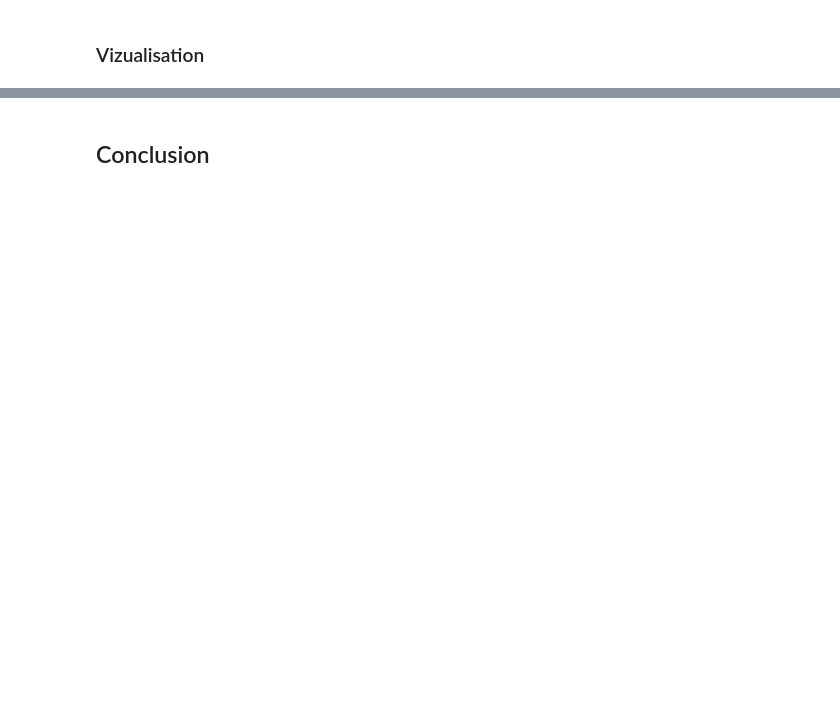
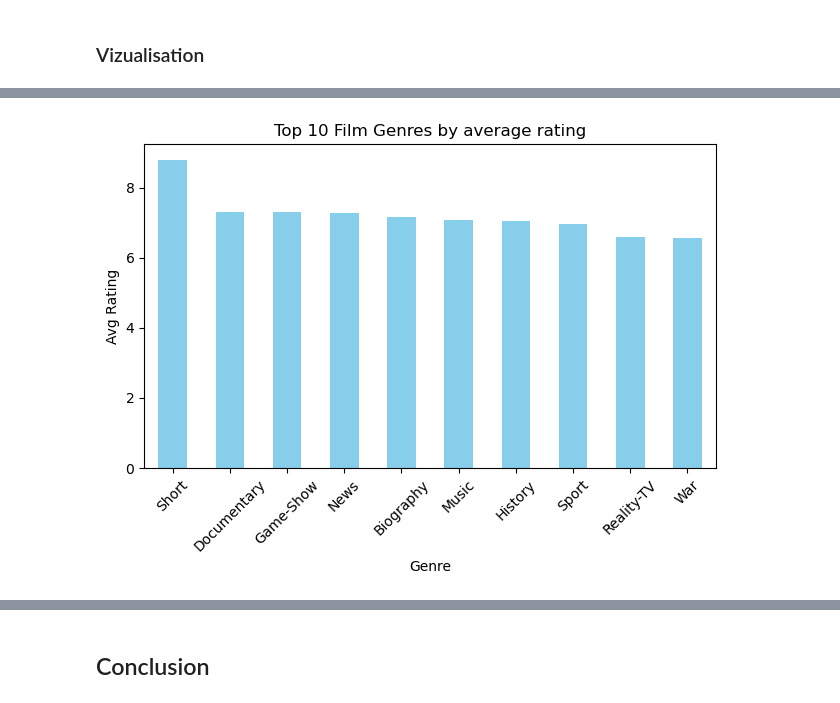
Before and after one commit to tolly00/dsc-phase2-myproject, a Jupyter notebook: student.ipynb, the cells around one changed output, grey strips where cells are left out. Saved outputs shown, nothing was run; the diff lists cells and outputs as text; code cells hidden in the pictures; blank space fills up the shorter version.

```diff
--- a/student.ipynb
+++ b/student.ipynb
@@ -168,8 +191,5 @@ Here we sort genres by `numvotes`. numvotes is the column that show us the numbe
 # %%
 # group data by genres sort by average rating
-top_genre_avgrating = df_exploded.groupby('genres').agg({
-    'averagerating': 'mean',
-    'numvotes': 'sum'
-}).sort_values(by='averagerating', ascending=False)
-top_genre_avgrating.head(
+genre_avgrating = df_exploded.groupby('genres')['averagerating'].mean().sort_values(ascending=False).head(10)
+genre_avgrating
 # %% [output]
@@ -233,0 +258,10 @@ df_top_avgrating
+# %%
+genre_avgrating.plot(kind='bar', color='skyblue')
+plt.title("Top 10 Film Genres by average rating")
+plt.ylabel("Avg Rating")
+plt.xlabel("Genre")
+plt.xticks(rotation=45)
+plt.tight_layout()
+plt.show()
+# %% [output]
+[figure, added]
```
Also changed, not shown: parts of 21 cells of this notebook.
